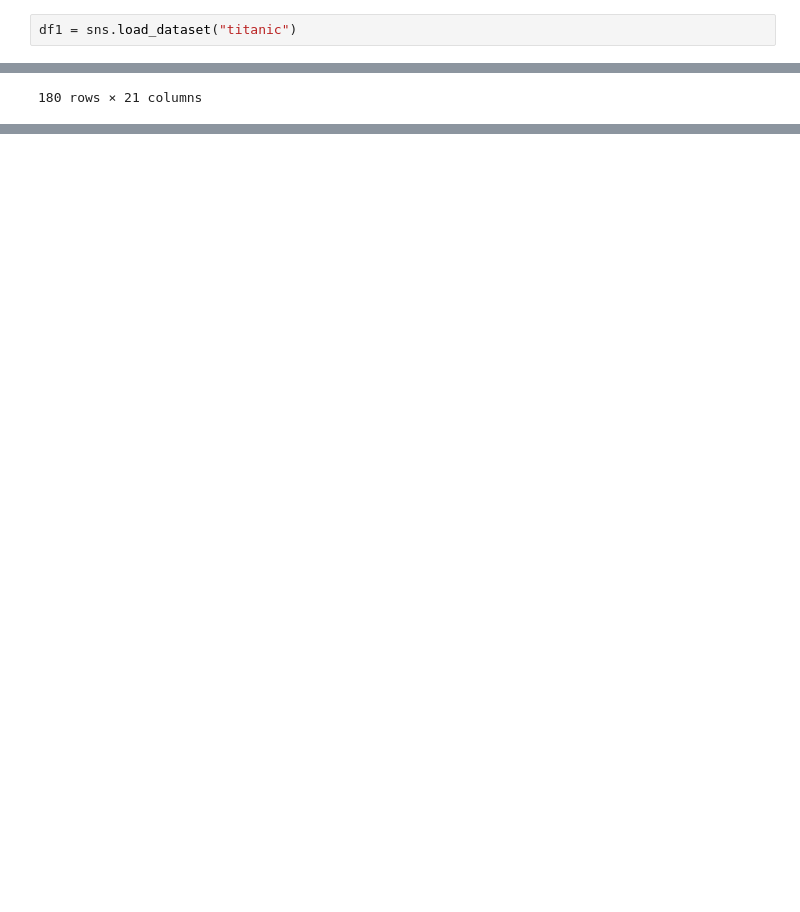
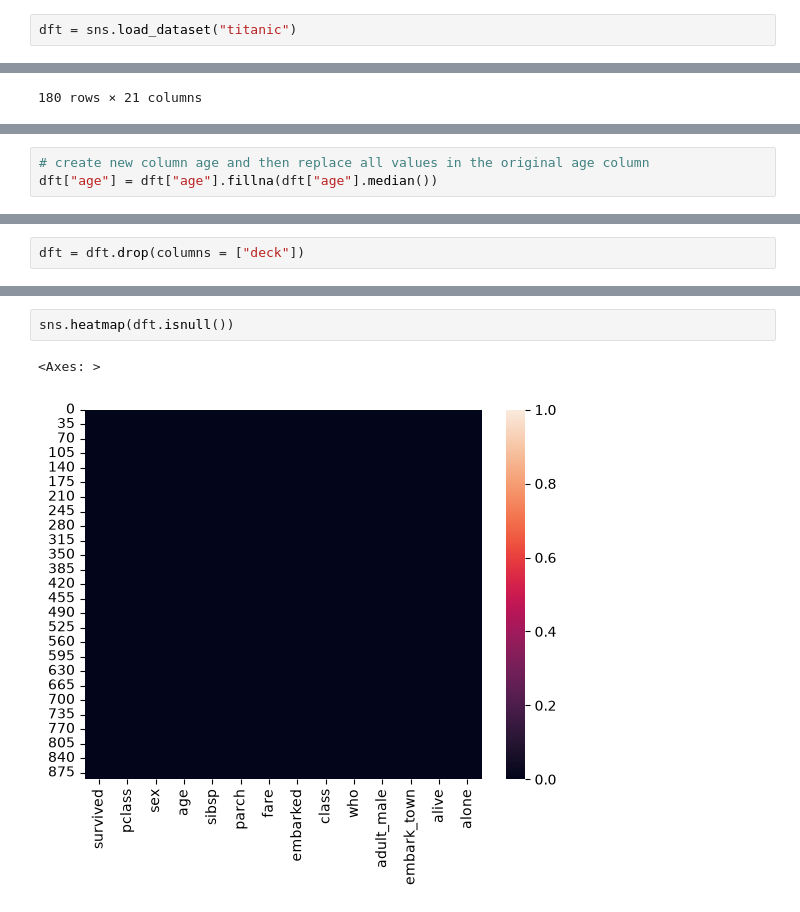
Before and after one commit to nisar-khokhar/python-lessons, a Jupyter notebook: seaborn_pandas_day3.ipynb, the cells around one changed output, grey strips where cells are left out. Cells and saved outputs as stored; diff of their text form; blank space fills up the shorter version.

```diff
--- a/pandas_day3.ipynb
+++ b/seaborn_pandas_day3.ipynb
@@ -20,5 +20,5 @@ df
 # %%
 import seaborn as sns
 # %%
-df1 = sns.load_dataset("titanic")
+dft = sns.load_dataset("titanic")
 # %%
@@ -203,0 +240,3 @@ df
+# %%
+# create new column age and then replace all values in the original age column
+dft["age"] = dft["age"].fillna(dft["age"].median())
@@ -203,0 +302,2 @@ df
+# %%
+dft = dft.drop(columns = ["deck"])
@@ -203,0 +322,5 @@ df
+# %%
+sns.heatmap(dft.isnull())
+# %% [output]
+<Axes: >
+[figure, added]
```
Also changed, not shown: parts of 31 cells of this notebook, 1 other file.
